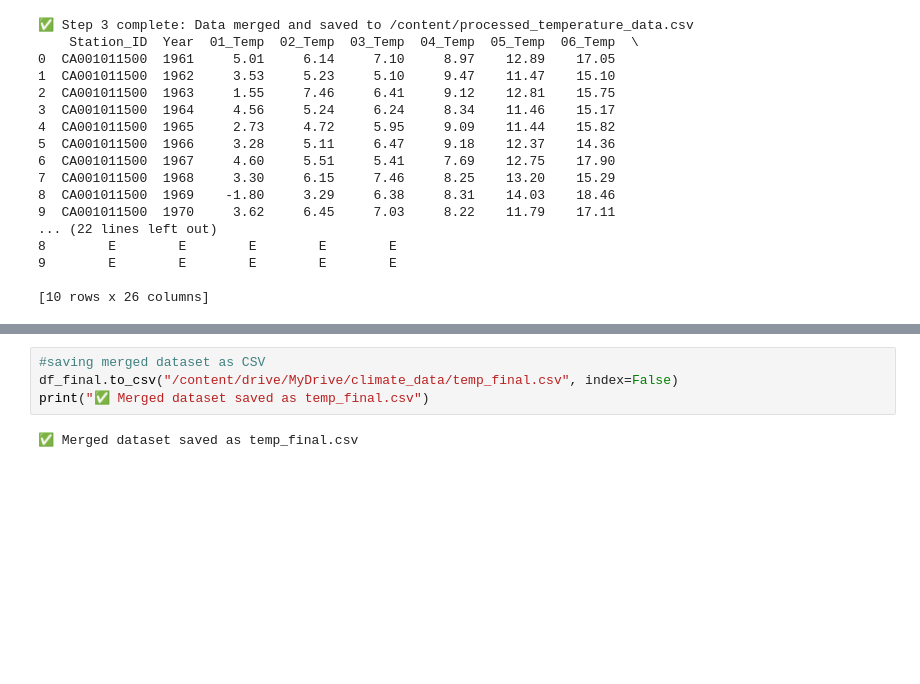
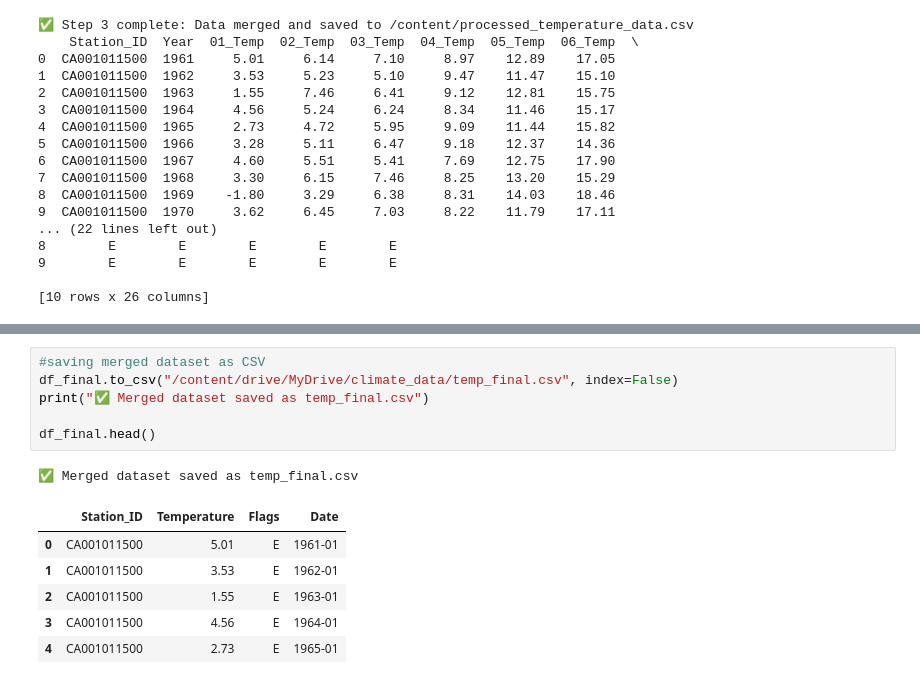
Before and after one commit to DajanaSanchez/BirdMigrationClimateAnalysis, a Jupyter notebook: climate_data_processing.ipynb, the cells around one changed output, grey strips where cells are left out. Drawn from its saved outputs; the diff is of its cells as text; blank space fills up the shorter version.

```diff
--- a/climate_data_processing.ipynb
+++ b/climate_data_processing.ipynb
@@ -792,9 +793,17 @@ df_final.sample(10)
 # %%
 #saving merged dataset as CSV
 df_final.to_csv("/content/drive/MyDrive/climate_data/temp_final.csv", index=False)
 print("✅ Merged dataset saved as temp_final.csv")
+
+df_final.head()
 # %% [output]
 ✅ Merged dataset saved as temp_final.csv
+|  | Station_ID | Temperature | Flags | Date |
+| 0 | CA001011500 | 5.01 | E | 1961-01 |
+| 1 | CA001011500 | 3.53 | E | 1962-01 |
+| 2 | CA001011500 | 1.55 | E | 1963-01 |
+| 3 | CA001011500 | 4.56 | E | 1964-01 |
+| 4 | CA001011500 | 2.73 | E | 1965-01 |
 # %%
 import pandas as pd
 
```
Also changed, not shown: parts of 4 cells of this notebook.
